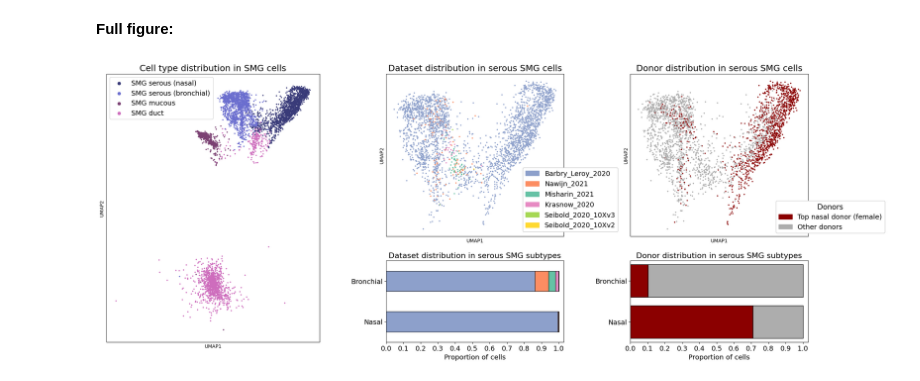
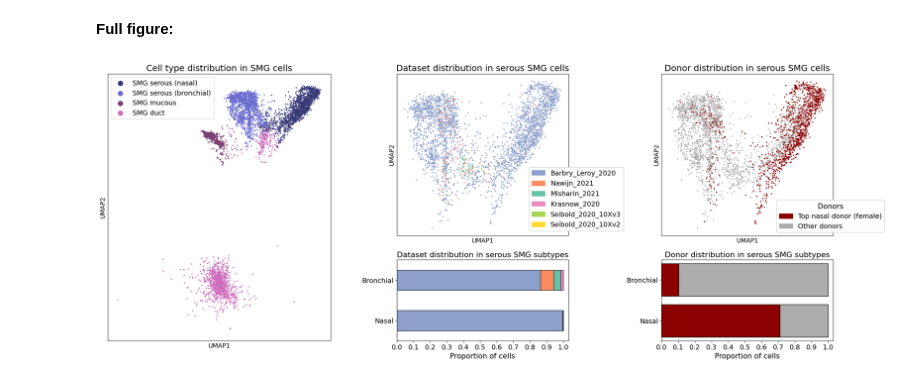
Before and after one commit to noraghenciulescu01/Sex-donor-bias-in-cell-type-classification-scRNAseq, a Jupyter notebook: 1. Exploration + DA of HLCA core/3. Exploration of SMG population.ipynb, the cells around one changed output. Drawn from its saved outputs; the diff is of its cells as text; code cells hidden in the pictures.

```diff
--- a/1. Exploration + DA of HLCA core/3. Exploration of SMG population.ipynb
+++ b/1. Exploration + DA of HLCA core/3. Exploration of SMG population.ipynb
@@ -152,7 +152,7 @@ for subtype in donor_props.index:
 warnings.filterwarnings('ignore')
 fig = plt.figure(figsize=(26, 10))
 
-gs = gridspec.GridSpec(2, 3, width_ratios=[1.2, 1, 1], height_ratios=[2, 1], hspace=0.2, wspace=0.35)
+gs = gridspec.GridSpec(2, 3, width_ratios=[1.3, 1, 1], height_ratios=[2, 1], hspace=0.2, wspace=0.35)
     # middle and right cols are split into 2 (umap + bar), while left col spans both rows
 
 ### LEFT: Cell type distribution
@@ -170,6 +170,8 @@ sc.pl.umap(
 )
 ax1.set_title(ax1.get_title(), fontsize=18)
 ax1.tick_params(axis='both', labelsize=14)
+for handle in ax1.get_legend().legend_handles:
+    handle.set_sizes([100])
 
 
 ### MIDDLE: Dataset distribution
@@ -218,7 +220,7 @@ dataset_props.plot(
     ax=ax3
 )
 ax3.set_title("Dataset distribution in serous SMG subtypes", fontsize = 16)
-ax3.set_xlabel("Proportion of cells", fontsize = 14)
+ax3.set_xlabel("Proportion of cells", fontsize = 15)
 ax3.set_ylabel(None)
 ax3.set_yticklabels([lbl.get_text().replace("SMG serous (", "").replace(")", "").capitalize()
                      for lbl in ax3.get_yticklabels()], fontsize = 14)
@@ -246,33 +248,43 @@ ax4.tick_params(axis='both', labelsize=14)
 
 handles = [
     mpatches.Patch(color=darkred, label=f"Top nasal donor (female)"),
     mpatches.Patch(color=grey, label="Other donors"),
 ]
 
-ax4.legend(handles=handles, title="Donors", bbox_to_anchor=(0.8, 0.24),
+ax4.legend(handles=handles, title="Donors", bbox_to_anchor=(0.65, 0.24),
                           loc="upper left", framealpha = 1, fontsize = 14, title_fontsize = 15)
 
 
 # barplot
 ax5 = fig.add_subplot(gs[1, 2])
 for subtype, segments in plot_data.items():
     left = 0
     if "top_nasal" in segments:
         ax5.barh(subtype, segments["top_nasal"], left=left, color=darkred, edgecolor="black")
         left += segments["top_nasal"]
     if "others" in segments:
         ax5.barh(subtype, segments["others"], left=left, color=grey, edgecolor="black")
 
 ax5.set_title("Donor distribution in serous SMG subtypes", fontsize = 16)
-ax5.set_xlabel("Proportion of cells", fontsize = 14)
+ax5.set_xlabel("Proportion of cells", fontsize = 15)
 ax5.set_ylabel(None)
 ax5.set_yticklabels([lbl.get_text().replace("SMG serous (", "").replace(")", "").capitalize()
                      for lbl in ax5.get_yticklabels()], fontsize = 14)
 ax5.set_xlim(0, 1.03)
 ax5.set_xticks(np.linspace(0, 1, 11))
 ax5.tick_params(axis='x', labelsize=14)
 
+# change "UMAP1" and "UMAP2" to be a bit bigger
+for ax in [ax1, ax2, ax4]:
+    ax.set_xlabel(ax.get_xlabel(), fontsize=13)
+    ax.set_ylabel(ax.get_ylabel(), fontsize=13)
+
+# manually set middle and right plots a bit further apart (the wspace in gridspec definition doesn't take legends into account)
+for ax in [ax4, ax5]:
+    pos = ax.get_position()
+    ax.set_position([pos.x0 + 0.03, pos.y0, pos.width, pos.height])
+
 fig.savefig(f"{path_results}SMGs.png", dpi=600, bbox_inches="tight")
 plt.show()
 # %% [output]
-[figure, old version]
+[figure, new version]
```
Also changed, not shown: 2 other files.
